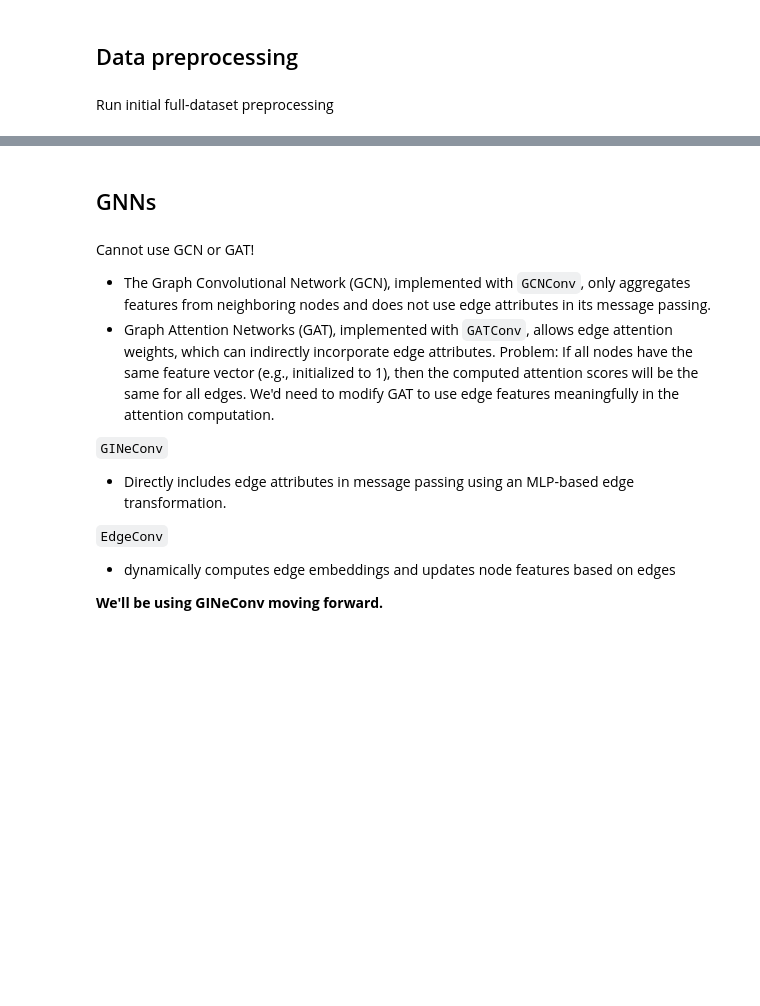
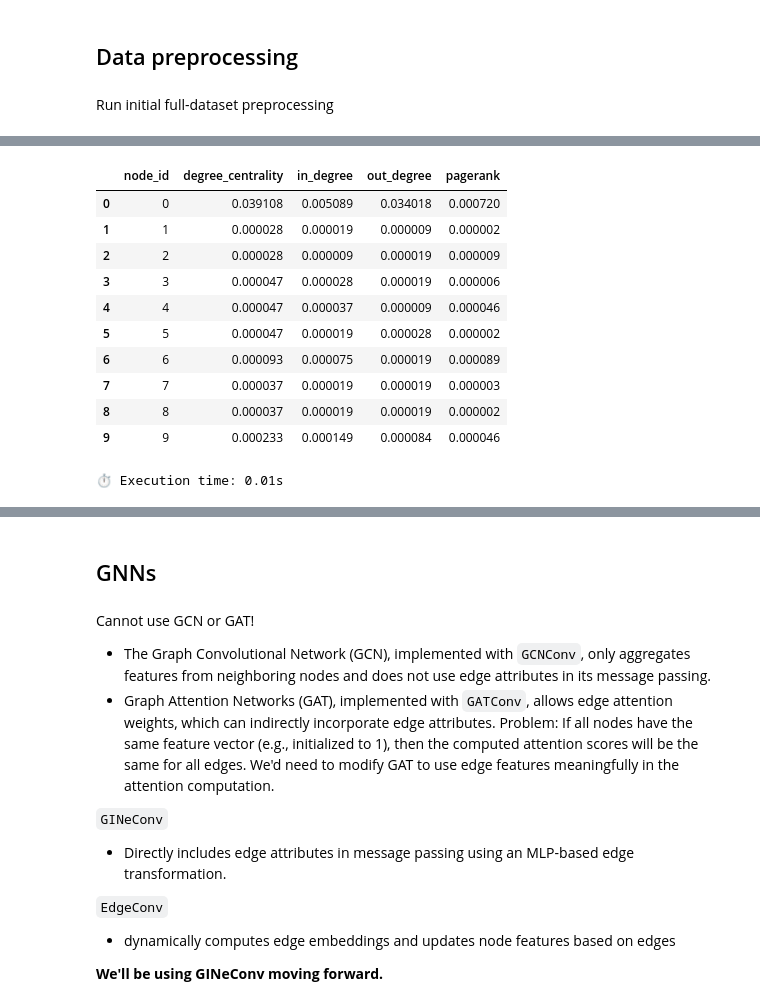
Before and after one commit to engie4800/dsi-capstone-spring-2025-TD-anti-money-laundering, a Jupyter notebook: Code/notebooks/Sophie/practice_gnn_colab.ipynb, the cells around one changed output, grey strips where cells are left out. Saved outputs shown, nothing was run; the diff lists cells and outputs as text; code cells hidden in the pictures; blank space fills up the shorter version.

```diff
--- a/Code/notebooks/Sophie/practice_gnn_colab.ipynb
+++ b/Code/notebooks/Sophie/practice_gnn_colab.ipynb
@@ -189,0 +153,12 @@ Dataset: test
+# %%
+pl = ModelPipeline(data_file)
+pl.rename_columns()
+pl.drop_duplicates()
+pl.extract_time_features()
+create_unique_ids(pl)
+add_currency_change_feature(pl)
+pl.currency_normalization()
+pl.cyclical_encoding()
+pl.binary_weekend()
+pl.apply_label_encoding()
+pl.apply_one_hot_encoding()
@@ -189,0 +377,12 @@ Dataset: test
+# %%
+def return_split_indices(pl, val_size, test_size):
+  """ Returns numpy arrays of appropriate indices based on val and test sizes """
+  num_edges = len(pl.df)
+  t1 = int(num_edges * (1 - val_size - test_size))
+  t2 = int(num_edges * (1 - test_size))
+  tr_inds = np.arange(0, t1)
+  val_inds = np.arange(t1, t2)
+  te_inds = np.arange(t2, num_edges)
+  tr_val_inds = np.concat([tr_inds, val_inds])
+  tr_val_te_inds = np.concat([tr_val_inds, te_inds])
+  return t1, t2, tr_inds, val_inds, te_inds, tr_val_inds, tr_val_te_inds
@@ -189,0 +391,3 @@ Dataset: test
+# %%
+t1, t2, tr_inds, val_inds, te_inds, tr_val_inds, tr_val_te_inds = return_split_indices(pl, 0.15, 0.15)
+print(t1, t2)
@@ -189,0 +463,15 @@ Dataset: test
+# %%
+pl.train_nodes.head(10)
+# %% [output]
+|  | node_id | degree_centrality | in_degree | out_degree | pagerank |
+| 0 | 0 | 0.039108 | 0.005089 | 0.034018 | 0.000720 |
+| 1 | 1 | 0.000028 | 0.000019 | 0.000009 | 0.000002 |
+| 2 | 2 | 0.000028 | 0.000009 | 0.000019 | 0.000009 |
+| 3 | 3 | 0.000047 | 0.000028 | 0.000019 | 0.000006 |
+| 4 | 4 | 0.000047 | 0.000037 | 0.000009 | 0.000046 |
+| 5 | 5 | 0.000047 | 0.000019 | 0.000028 | 0.000002 |
+| 6 | 6 | 0.000093 | 0.000075 | 0.000019 | 0.000089 |
+| 7 | 7 | 0.000037 | 0.000019 | 0.000019 | 0.000003 |
+| 8 | 8 | 0.000037 | 0.000019 | 0.000019 | 0.000002 |
+| 9 | 9 | 0.000233 | 0.000149 | 0.000084 | 0.000046 |
+⏱️ Execution time: 0.01s
```
Also changed, not shown: parts of 63 cells of this notebook.
